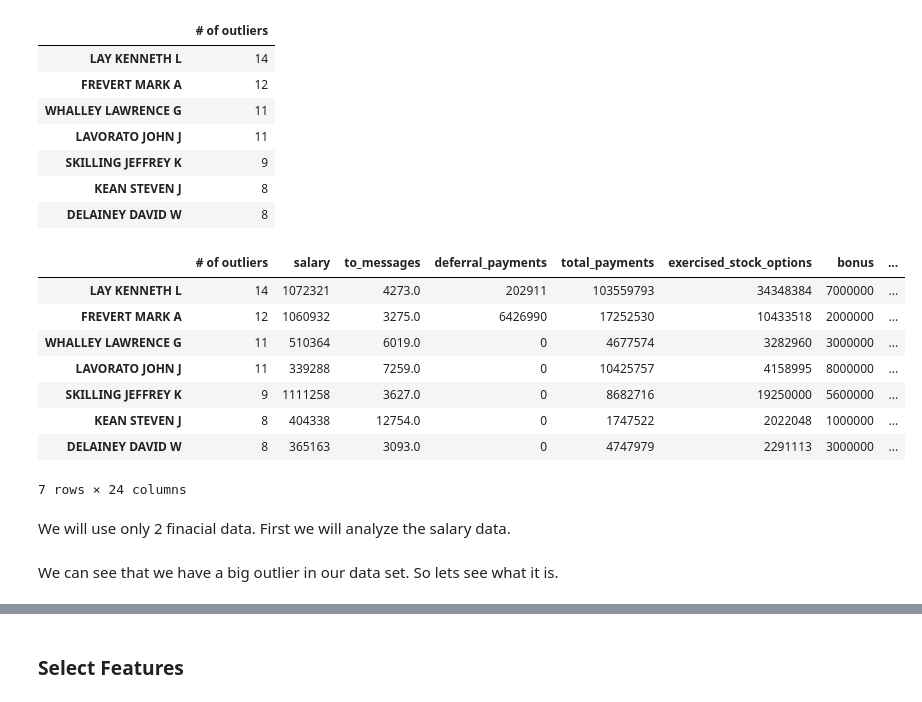
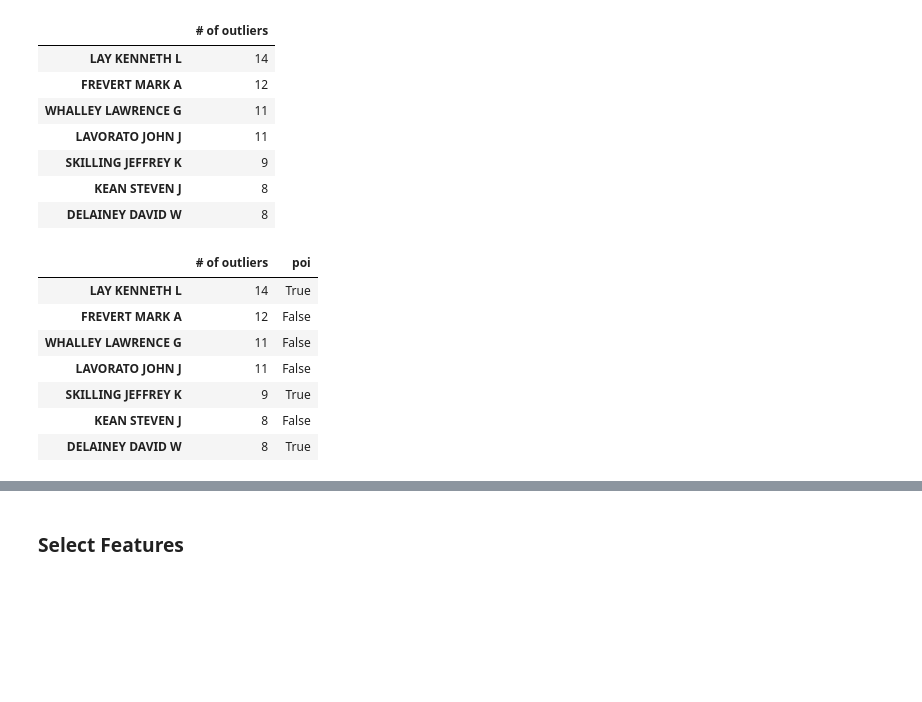
Before and after one commit to andre-yai/Udacity_MachineLearing, a Jupyter notebook: final_project/Identify Fraud from Eron Email.ipynb, the cells around one changed output, grey strips where cells are left out. Drawn from its saved outputs; the diff is of its cells as text; code cells hidden in the pictures; blank space fills up the shorter version.

```diff
--- a/final_project/Identify Fraud from Eron Email.ipynb
+++ b/final_project/Identify Fraud from Eron Email.ipynb
@@ -349,14 +349,13 @@ outlier_pd
 | DELAINEY DAVID W | 8 |
 # %%
 pd = outlier_pd.join(eron_data)
-pd
+pd[['# of outliers','poi']]
 # %% [output]
-|  | # of outliers | salary | to_messages | deferral_payments | total_payments | exercised_stock_options | bonus | ... |
-| LAY KENNETH L | 14 | 1072321 | 4273.0 | 202911 | 103559793 | 34348384 | 7000000 | ... |
-| FREVERT MARK A | 12 | 1060932 | 3275.0 | 6426990 | 17252530 | 10433518 | 2000000 | ... |
-| WHALLEY LAWRENCE G | 11 | 510364 | 6019.0 | 0 | 4677574 | 3282960 | 3000000 | ... |
-| LAVORATO JOHN J | 11 | 339288 | 7259.0 | 0 | 10425757 | 4158995 | 8000000 | ... |
-| SKILLING JEFFREY K | 9 | 1111258 | 3627.0 | 0 | 8682716 | 19250000 | 5600000 | ... |
-| KEAN STEVEN J | 8 | 404338 | 12754.0 | 0 | 1747522 | 2022048 | 1000000 | ... |
-| DELAINEY DAVID W | 8 | 365163 | 3093.0 | 0 | 4747979 | 2291113 | 3000000 | ... |
+|  | # of outliers | poi |
+| LAY KENNETH L | 14 | True |
+| FREVERT MARK A | 12 | False |
+| WHALLEY LAWRENCE G | 11 | False |
+| LAVORATO JOHN J | 11 | False |
+| SKILLING JEFFREY K | 9 | True |
+| KEAN STEVEN J | 8 | False |
+| DELAINEY DAVID W | 8 | True |
-7 rows × 24 columns
@@ -365,2 +361,0 @@ pd
-# %% [markdown]
-We will use only 2 finacial data. First we will analyze the salary data.
@@ -385,2 +361,0 @@ matplotlib.pyplot.show()
-# %% [markdown]
-We can see that we have a big outlier in our data set. So lets see what it is.
```
Also changed, not shown: parts of 47 cells of this notebook, 4 other files.
